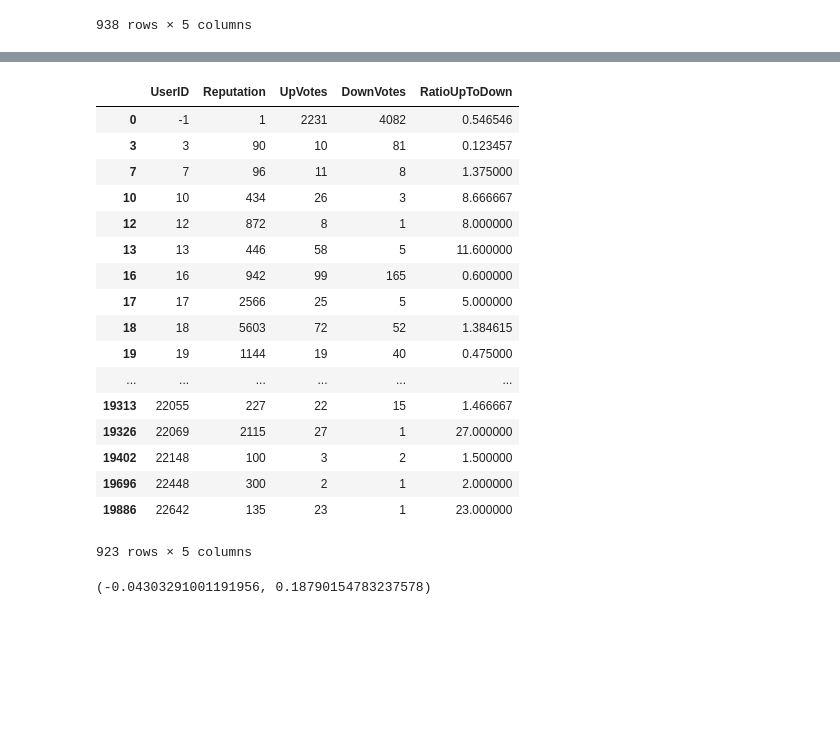
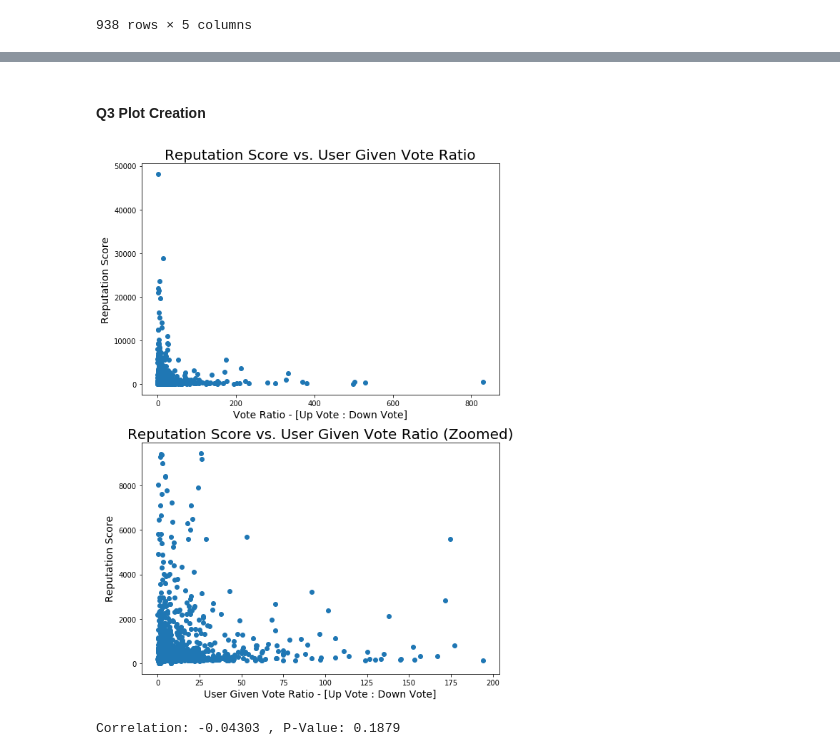
Before and after one commit to VVeiLiao/StackExchange_Analysis_Project, a Jupyter notebook: project/Siu_Liao_CSE160_Final.ipynb, the cells around one changed output, grey strips where cells are left out. Saved outputs shown, nothing was run; the diff lists cells and outputs as text; code cells hidden in the pictures; blank space fills up the shorter version.

```diff
--- a/project/Siu_Liao_CSE160_Final.ipynb
+++ b/project/Siu_Liao_CSE160_Final.ipynb
@@ -301,6 +349,11 @@ def q2(posts_df, users_df):
 def q3(users_df):
     '''
     Performs tasks necessary to solve research question 3
+
+    @param users_df is a DataFrame of user data
+
+    @returns a Pandas dataframe with "UserID", "Reputation", "UpVotes"
+             "DownVotes", and  "RatioUpToDown"
     '''
     q3_df = pd.DataFrame(columns=("UserID", "Reputation", "UpVotes",
         "DownVotes"))
@@ -512,28 +577,37 @@ plt.scatter(scatterXall, scatterYall)
-# %%
-less200Ratio = q3_result_df["RatioUpToDown"] <= 200
-less200Table = q3_result_df[less200Ratio]
-
-less200Table
-# %% [output]
-|  | UserID | Reputation | UpVotes | DownVotes | RatioUpToDown |
-| 0 | -1 | 1 | 2231 | 4082 | 0.546546 |
-| 3 | 3 | 90 | 10 | 81 | 0.123457 |
-| 7 | 7 | 96 | 11 | 8 | 1.375000 |
-| 10 | 10 | 434 | 26 | 3 | 8.666667 |
-| 12 | 12 | 872 | 8 | 1 | 8.000000 |
-| 13 | 13 | 446 | 58 | 5 | 11.600000 |
-| 16 | 16 | 942 | 99 | 165 | 0.600000 |
-| 17 | 17 | 2566 | 25 | 5 | 5.000000 |
-| 18 | 18 | 5603 | 72 | 52 | 1.384615 |
-| 19 | 19 | 1144 | 19 | 40 | 0.475000 |
-| ... | ... | ... | ... | ... | ... |
-| 19313 | 22055 | 227 | 22 | 15 | 1.466667 |
-| 19326 | 22069 | 2115 | 27 | 1 | 27.000000 |
-| 19402 | 22148 | 100 | 3 | 2 | 1.500000 |
-| 19696 | 22448 | 300 | 2 | 1 | 2.000000 |
-| 19886 | 22642 | 135 | 23 | 1 | 23.000000 |
-923 rows × 5 columns
-# %%
-pearsonr(scatterX, scatterY)
-# %% [output]
-(-0.04303291001191956, 0.18790154783237578)
+# %% [markdown]
+#### Q3 Plot Creation
+# %%
+less200Ratio = q3_result_df["RatioUpToDown"] <= 200
+less200Table = q3_result_df[less200Ratio]
+
+less10000Rep = less200Table["Reputation"] <= 10000
+less10000RepTable = less200Table[less20000Rep]
+
+fig2 = plt.figure(figsize = (8.5, 11))
+
+scatterXall = q3_result_df["RatioUpToDown"].values
+scatterYall = q3_result_df["Reputation"].values
+
+subP = fig2.add_subplot(2, 1, 1)
+subP.scatter(scatterXall, scatterYall)
+subP.set_xlabel("Vote Ratio - [Up Vote : Down Vote]", fontsize = 14)
+subP.set_ylabel("Reputation Score", fontsize = 14)
+subP.set_title("Reputation Score vs. User Given Vote Ratio", fontsize = 20)
+
+subP2 = fig2.add_subplot(2, 1, 2)
+subP2.scatter(less10000RepTable["RatioUpToDown"].values,
+             less10000RepTable["Reputation"].values)
+subP2.set_xlabel("User Given Vote Ratio - [Up Vote : Down Vote]", fontsize = 14)
+subP2.set_ylabel("Reputation Score", fontsize = 14)
+subP2.set_title("Reputation Score vs. User Given Vote Ratio (Zoomed)", fontsize = 20)
+
+fig2.tight_layout()
+fig2.savefig("figures/q3_scatter_plot.png")
+fig2.savefig("figures/q3_scatter_plot.pdf")
+# %% [output]
+[figure, added]
+# %%
+q3Pearson = pearsonr(scatterXall, scatterYall)
+print("Correlation:", round(q3Pearson[0], 5), ", P-Value:", round(q3Pearson[1], 5))
+# %% [output]
+Correlation: -0.04303 , P-Value: 0.1879
```
Also changed, not shown: parts of 27 cells of this notebook, 7 other files.
